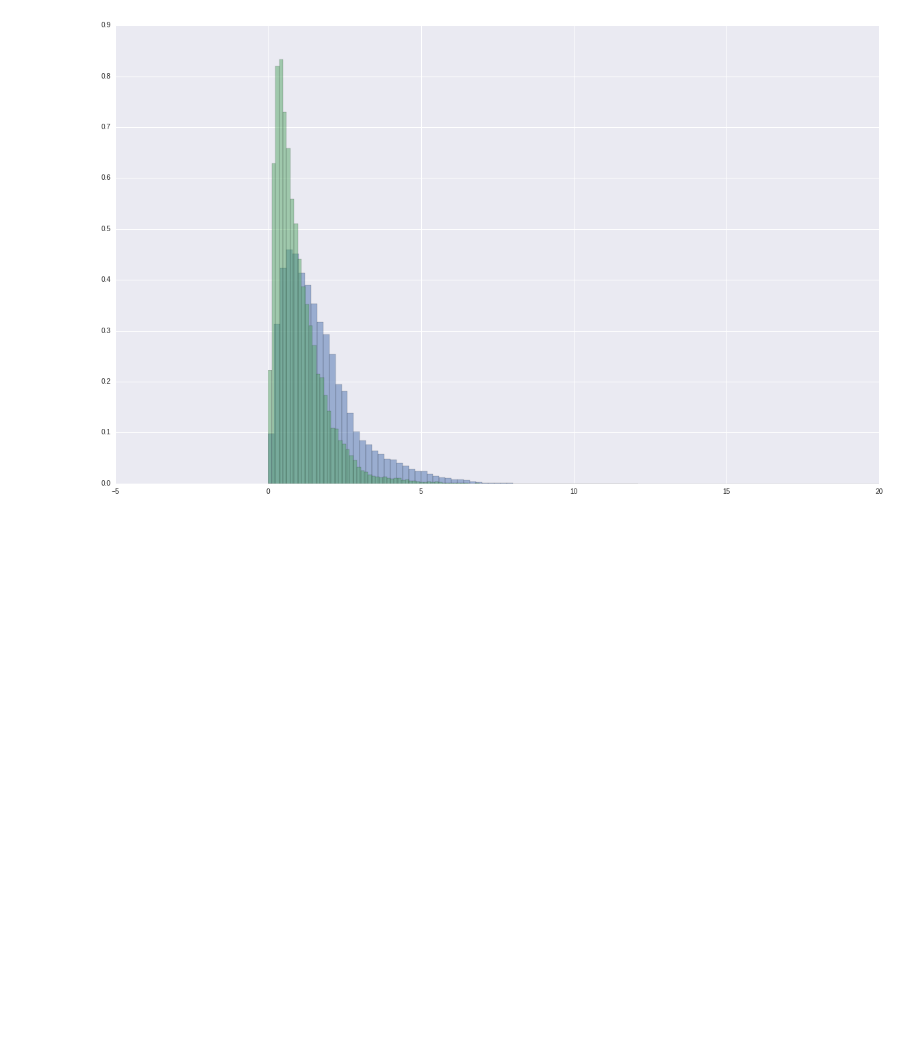
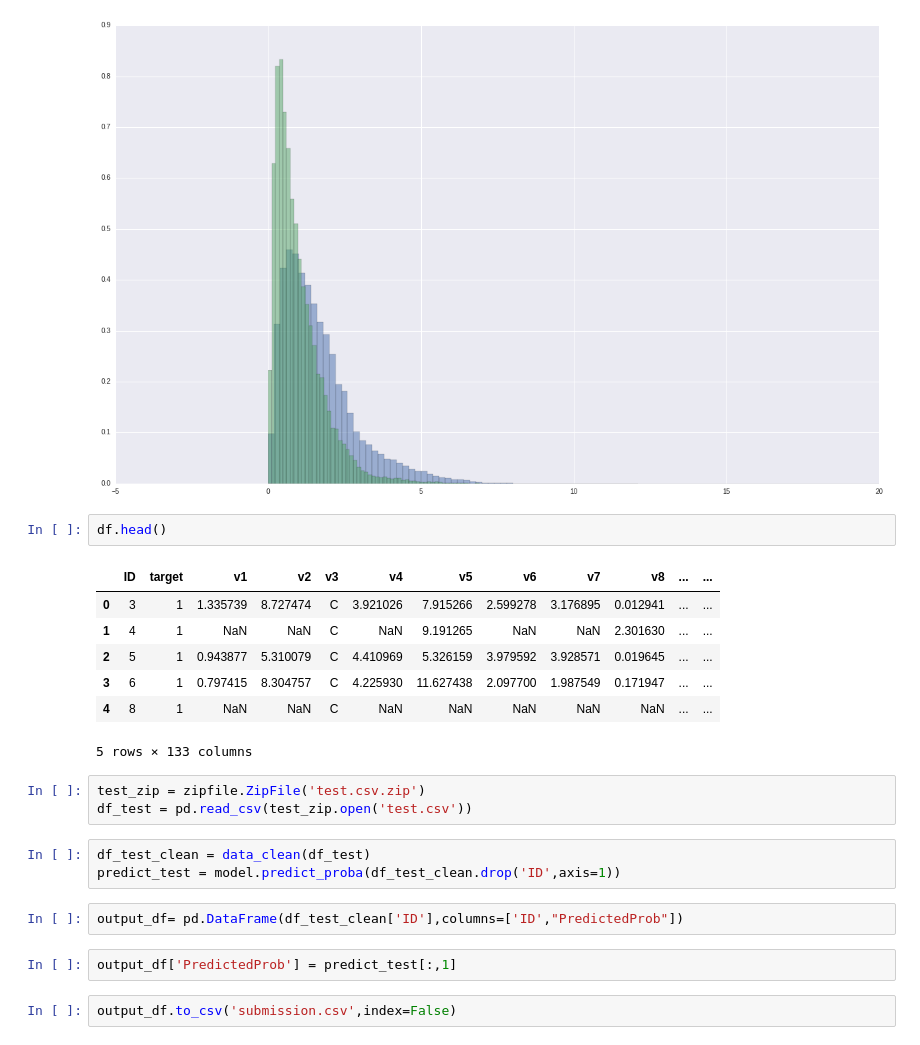
Before and after one commit to han928/kaggle_bnp, a Jupyter notebook: Models_test.ipynb, the cells around one changed output. Drawn from its saved outputs; the diff is of its cells as text; blank space fills up the shorter version.

Commit message:
test first logistic regression

```diff
--- a/Models_test.ipynb
+++ b/Models_test.ipynb
@@ -125,3 +138,25 @@ ax.legend()
 # %% [output]
 <matplotlib.legend.Legend at 0x...>
 [figure]
+# %%
+df.head()
+# %% [output]
+|  | ID | target | v1 | v2 | v3 | v4 | v5 | v6 | v7 | v8 | ... | ... |
+| 0 | 3 | 1 | 1.335739 | 8.727474 | C | 3.921026 | 7.915266 | 2.599278 | 3.176895 | 0.012941 | ... | ... |
+| 1 | 4 | 1 | NaN | NaN | C | NaN | 9.191265 | NaN | NaN | 2.301630 | ... | ... |
+| 2 | 5 | 1 | 0.943877 | 5.310079 | C | 4.410969 | 5.326159 | 3.979592 | 3.928571 | 0.019645 | ... | ... |
+| 3 | 6 | 1 | 0.797415 | 8.304757 | C | 4.225930 | 11.627438 | 2.097700 | 1.987549 | 0.171947 | ... | ... |
+| 4 | 8 | 1 | NaN | NaN | C | NaN | NaN | NaN | NaN | NaN | ... | ... |
+5 rows × 133 columns
+# %%
+test_zip = zipfile.ZipFile('test.csv.zip')
+df_test = pd.read_csv(test_zip.open('test.csv'))
+# %%
+df_test_clean = data_clean(df_test)
+predict_test = model.predict_proba(df_test_clean.drop('ID',axis=1))
+# %%
+output_df= pd.DataFrame(df_test_clean['ID'],columns=['ID',"PredictedProb"])
+# %%
+output_df['PredictedProb'] = predict_test[:,1]
+# %%
+output_df.to_csv('submission.csv',index=False)
```
Also changed, not shown: parts of 2 cells of this notebook.
